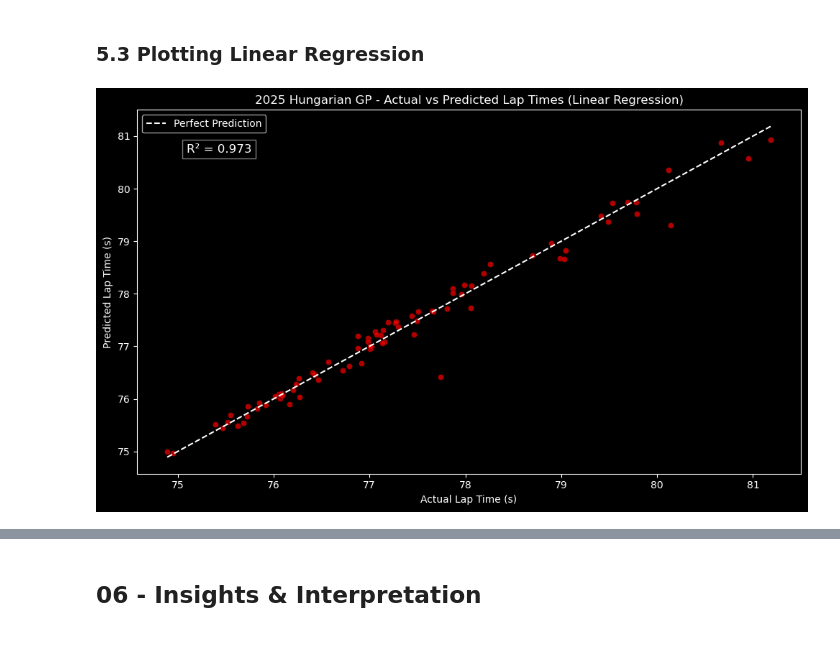
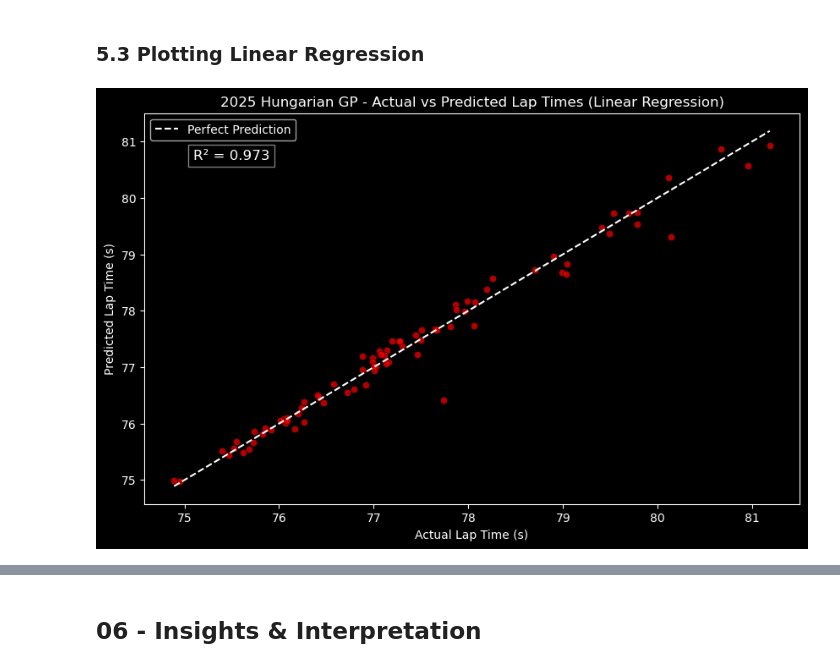
Before and after one commit to hai-henry/f1-midlap-predictor, a Jupyter notebook: notebooks/midlap-predictor.ipynb, the cells around one changed output, grey strips where cells are left out. Cells and saved outputs as stored; diff of their text form; code cells hidden in the pictures.

```diff
--- a/notebooks/midlap-predictor.ipynb
+++ b/notebooks/midlap-predictor.ipynb
@@ -620,13 +632,15 @@ ohe_feature_names = feature_transformer.named_transformers_[
 # %% [markdown]
 ### 4.2 Combining OHE Features & Tire Life
 # %%
+# Combine OHE features with already numeric (TyreLife)
 final_feature_names = (
     list(ohe_feature_names) + NUMERIC_COLS
-)  # Combine OHE features with already numeric (TyreLife)
+)
 
+# Replace spaces with underscores
 final_feature_names = [
     n.replace(" ", "_") for n in final_feature_names
-]  # Replace spaces with underscores
+]
 display(final_feature_names)
 # %% [output]
 ['Compound_MEDIUM',
@@ -748,32 +755,31 @@ In summary, these results demonstrate that the model performs quite well already
 # %%
 plt.figure(figsize=(10, 6))
 
 sns.scatterplot(x=y_test, y=y_pred, color="red", alpha=0.7, edgecolor="black")
 
 # Add 45° perfect prediction line
 plt.plot(
     [y_test.min(), y_test.max()],
     [y_test.min(), y_test.max()],
     linestyle="--",
     color="white",
     label="Perfect Prediction",
 )
 
 plt.xlabel("Actual Lap Time (s)")
 plt.ylabel("Predicted Lap Time (s)")
 plt.title("2025 Hungarian GP - Actual vs Predicted Lap Times (Linear Regression)")
 
 # R-squared value on plot
 plt.text(
     x=y_test.min() + 0.2,
     y=y_test.max() - 0.5,
     s=f"R² = {rsq:.3f}",
     fontsize=12,
     bbox=dict(facecolor="black", alpha=0.5, edgecolor="white"),
 )
 
 plt.legend()
-plt.tight_layout()
 plt.show()
 # %% [output]
-[figure, old version]
+[figure, new version]
```
Also changed, not shown: parts of 12 cells of this notebook.
